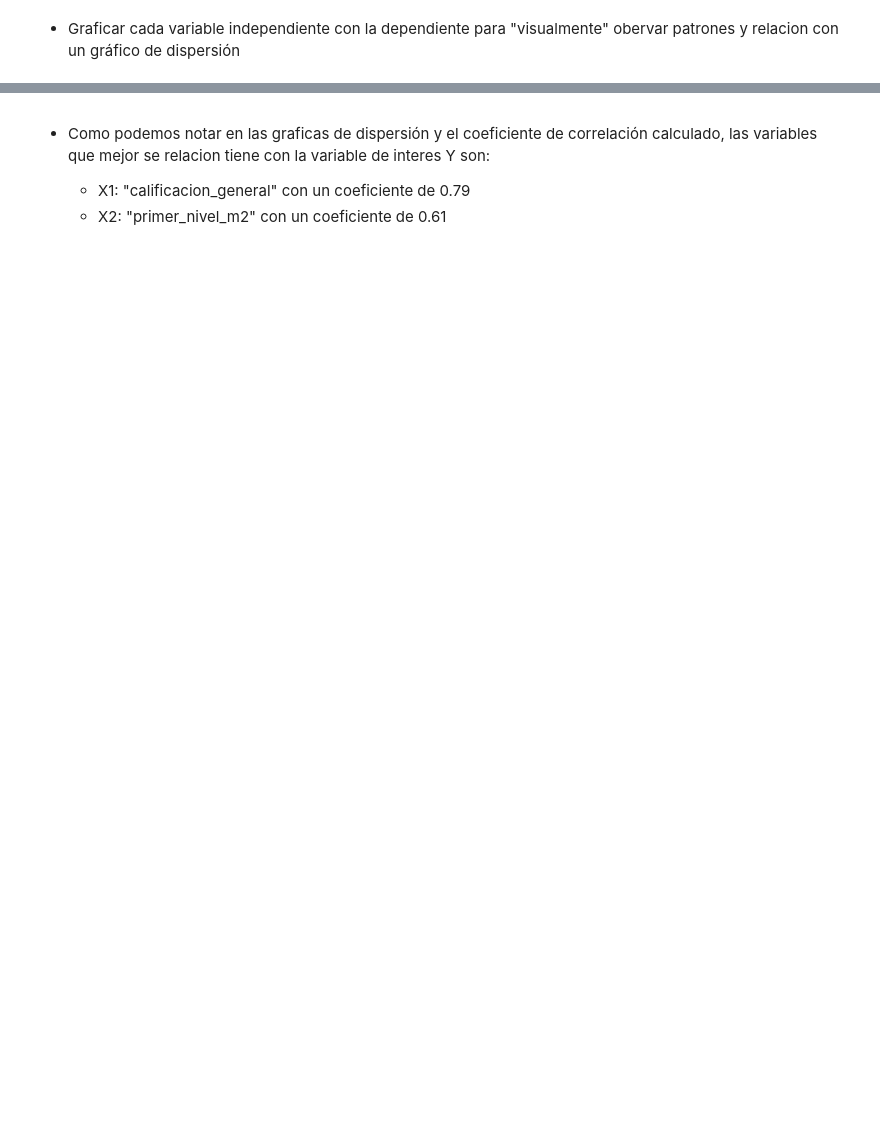
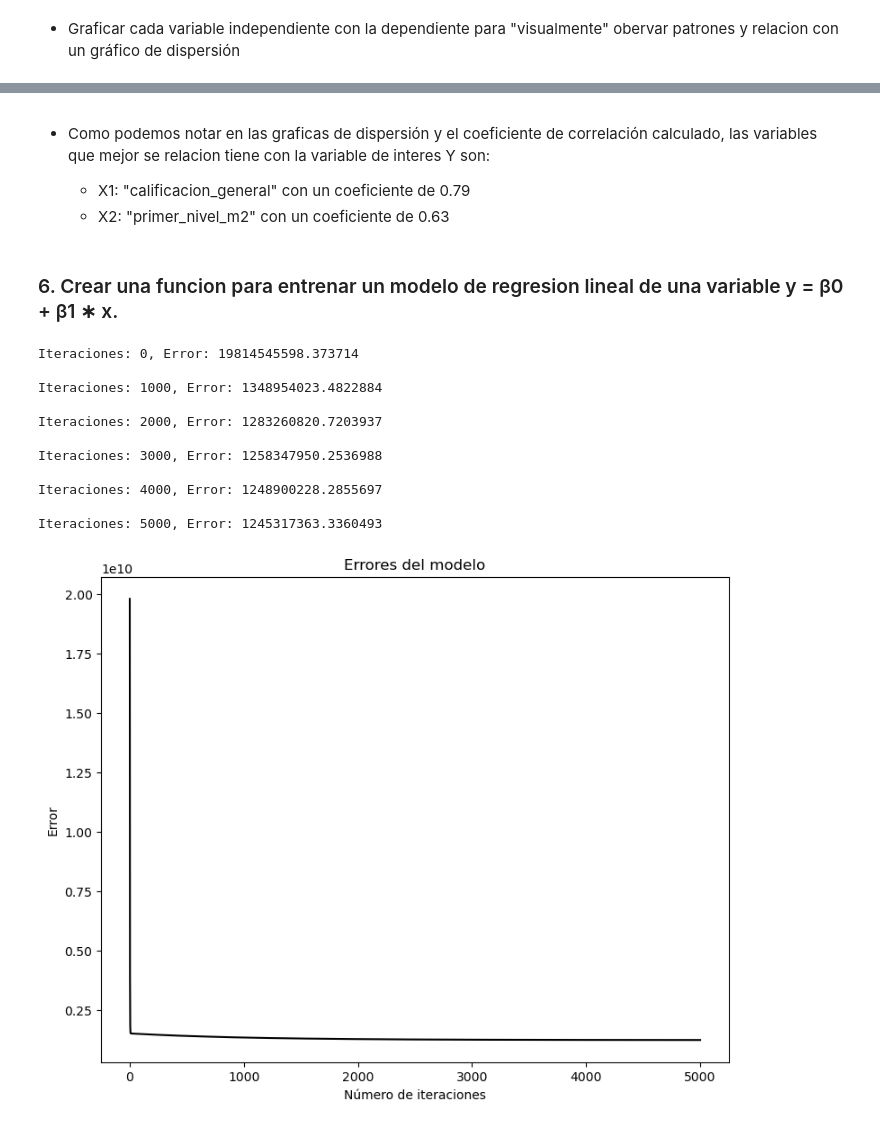
Before and after one commit to victorcholotio/DataScience_Galileo, a Jupyter notebook: Proyecto No.1 Regresion lineal.ipynb, the cells around one changed output, grey strips where cells are left out. Saved outputs shown, nothing was run; the diff lists cells and outputs as text; code cells hidden in the pictures; blank space fills up the shorter version.

Commit message:
VERSION FINAL PROYECTO REGRESION

```diff
--- a/Proyecto No.1 Regresion lineal.ipynb
+++ b/Proyecto No.1 Regresion lineal.ipynb
@@ -201,4 +203,6 @@ for variable in independientes:
 - Como podemos notar en las graficas de dispersión y el coeficiente de correlación calculado, las variables que mejor se relacion tiene con la variable de interes Y son:
 
     - X1: "calificacion_general" con un coeficiente de 0.79
-    - X2: "primer_nivel_m2" con un coeficiente de 0.61
+    - X2: "primer_nivel_m2" con un coeficiente de 0.63
+# %% [markdown]
+### 6. Crear una funcion para entrenar un modelo de regresion lineal de una variable y = β0 + β1 ∗ x.
@@ -204,0 +312,43 @@ for variable in independientes:
+# %%
+# Reshape y extracción de la columna 'precio_venta' del dataset de entrenamiento
+# para usarla como variable dependiente (Y) en el modelo.
+NPVentas = np.reshape(np.array(data_set_entrenamiento['precio_venta']), (-1, 1))
+
+# Reshape y extracción de la columna 'calificacion_general' del dataset de entrenamiento
+# para usarla como una de las variables independientes (X) en el modelo.
+NPcalificacion_general = np.reshape(np.array(data_set_entrenamiento['calificacion_general']), (-1, 1))
+
+# Reshape y extracción de la columna 'primer_nivel_m2' del dataset de entrenamiento
+# para ser otra variable independiente (X) en el modelo
+NPprimer_nivel_m2 = np.reshape(np.array(data_set_entrenamiento['primer_nivel_m2']), (-1, 1))
+
+# Número de iteraciones para el entrenamiento del modelo.
+Epoch = 5001
+# Frecuencia con la que se imprimirá la información del modelo durante el entrenamiento.
+Imprimir = 1000
+# Tasa de aprendizaje para ajustar los coeficientes del modelo en cada iteración.
+Escalar = 0.01
+
+# Creación del modelo de regresión lineal utilizando 'NPcalificacion_general' como X
+# y 'NPVentas' como Y, junto con los parámetros de iteraciones, frecuencia de impresión  y tasa de aprendizaje definidos anteriormente.
+modelo_1 = RegresionLineal(NPcalificacion_general, NPVentas, Epoch, Imprimir, Escalar)
+
+# Utilización de la función estática 'graficar_errores' de la clase 'RegresionLineal' para visualizar la evolución del error
+RegresionLineal.graficar_errores(modelo_1.obtener_modelo()[1])
+
+# Utilización de la función estática 'mostrar_evolucion' de la clase 'RegresionLineal' para visualizar cómo ha evolucionado
+# el modelo a lo largo de las iteraciones especificadas en 'Imprimir'.
+RegresionLineal.mostrar_evolucion(modelo_1.obtener_modelo()[0], Imprimir)
+# %% [output]
+Iteraciones: 0, Error: 19814545598.373714
+
+Iteraciones: 1000, Error: 1348954023.4822884
+
+Iteraciones: 2000, Error: 1283260820.7203937
+
+Iteraciones: 3000, Error: 1258347950.2536988
+
+Iteraciones: 4000, Error: 1248900228.2855697
+
+Iteraciones: 5000, Error: 1245317363.3360493
+[figure, added]
```
Also changed, not shown: parts of 19 cells of this notebook.
